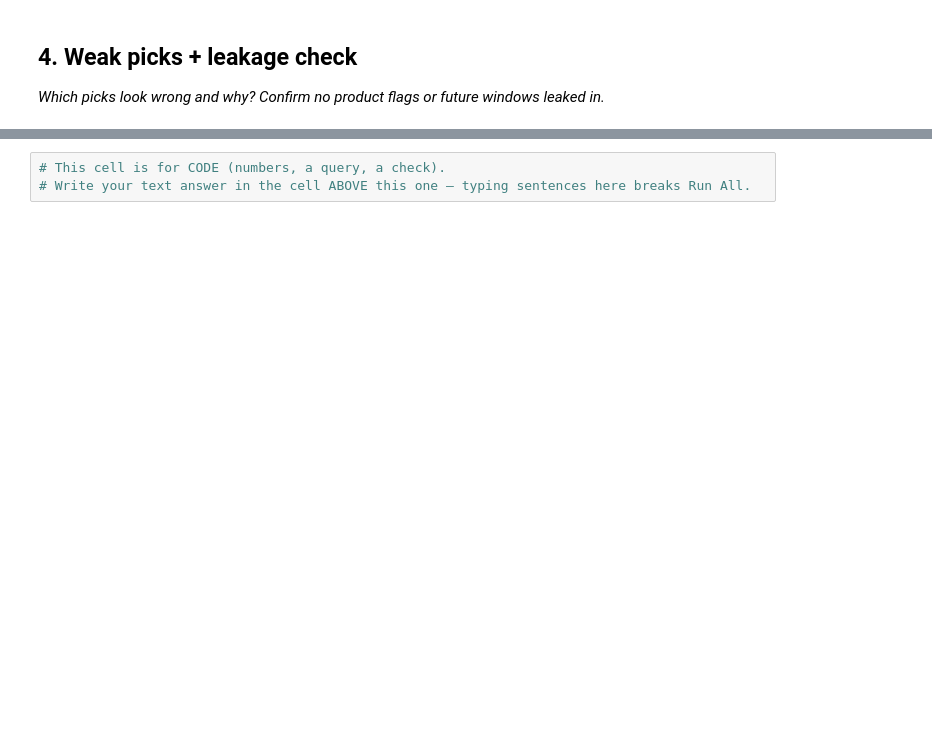
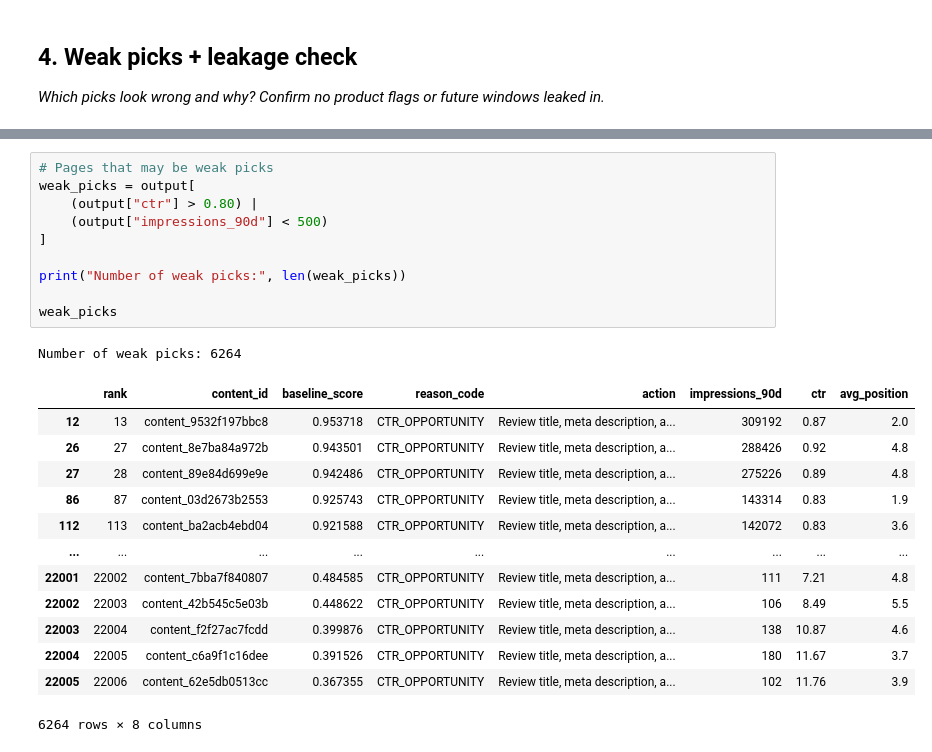
Before and after one commit to Greemines/Flyrank-Notebook-1, a Jupyter notebook: work/notebooks/w04_baseline_score.ipynb, the cells around one changed output, grey strips where cells are left out. Cells and saved outputs as stored; diff of their text form; blank space fills up the shorter version.

```diff
--- a/work/notebooks/w04_baseline_score.ipynb
+++ b/work/notebooks/w04_baseline_score.ipynb
@@ -155,3 +260,25 @@ CSV written successfully!
 # %%
-# This cell is for CODE (numbers, a query, a check).
-# Write your text answer in the cell ABOVE this one — typing sentences here breaks Run All.
+# Pages that may be weak picks
+weak_picks = output[
+    (output["ctr"] > 0.80) |
+    (output["impressions_90d"] < 500)
+]
+
+print("Number of weak picks:", len(weak_picks))
+
+weak_picks
+# %% [output]
+Number of weak picks: 6264
+|  | rank | content_id | baseline_score | reason_code | action | impressions_90d | ctr | avg_position |
+| 12 | 13 | content_9532f197bbc8 | 0.953718 | CTR_OPPORTUNITY | Review title, meta description, a... | 309192 | 0.87 | 2.0 |
+| 26 | 27 | content_8e7ba84a972b | 0.943501 | CTR_OPPORTUNITY | Review title, meta description, a... | 288426 | 0.92 | 4.8 |
+| 27 | 28 | content_89e84d699e9e | 0.942486 | CTR_OPPORTUNITY | Review title, meta description, a... | 275226 | 0.89 | 4.8 |
+| 86 | 87 | content_03d2673b2553 | 0.925743 | CTR_OPPORTUNITY | Review title, meta description, a... | 143314 | 0.83 | 1.9 |
+| 112 | 113 | content_ba2acb4ebd04 | 0.921588 | CTR_OPPORTUNITY | Review title, meta description, a... | 142072 | 0.83 | 3.6 |
+| ... | ... | ... | ... | ... | ... | ... | ... | ... |
+| 22001 | 22002 | content_7bba7f840807 | 0.484585 | CTR_OPPORTUNITY | Review title, meta description, a... | 111 | 7.21 | 4.8 |
+| 22002 | 22003 | content_42b545c5e03b | 0.448622 | CTR_OPPORTUNITY | Review title, meta description, a... | 106 | 8.49 | 5.5 |
+| 22003 | 22004 | content_f2f27ac7fcdd | 0.399876 | CTR_OPPORTUNITY | Review title, meta description, a... | 138 | 10.87 | 4.6 |
+| 22004 | 22005 | content_c6a9f1c16dee | 0.391526 | CTR_OPPORTUNITY | Review title, meta description, a... | 180 | 11.67 | 3.7 |
+| 22005 | 22006 | content_62e5db0513cc | 0.367355 | CTR_OPPORTUNITY | Review title, meta description, a... | 102 | 11.76 | 3.9 |
+6264 rows × 8 columns
```
Also changed, not shown: parts of 6 cells of this notebook.
